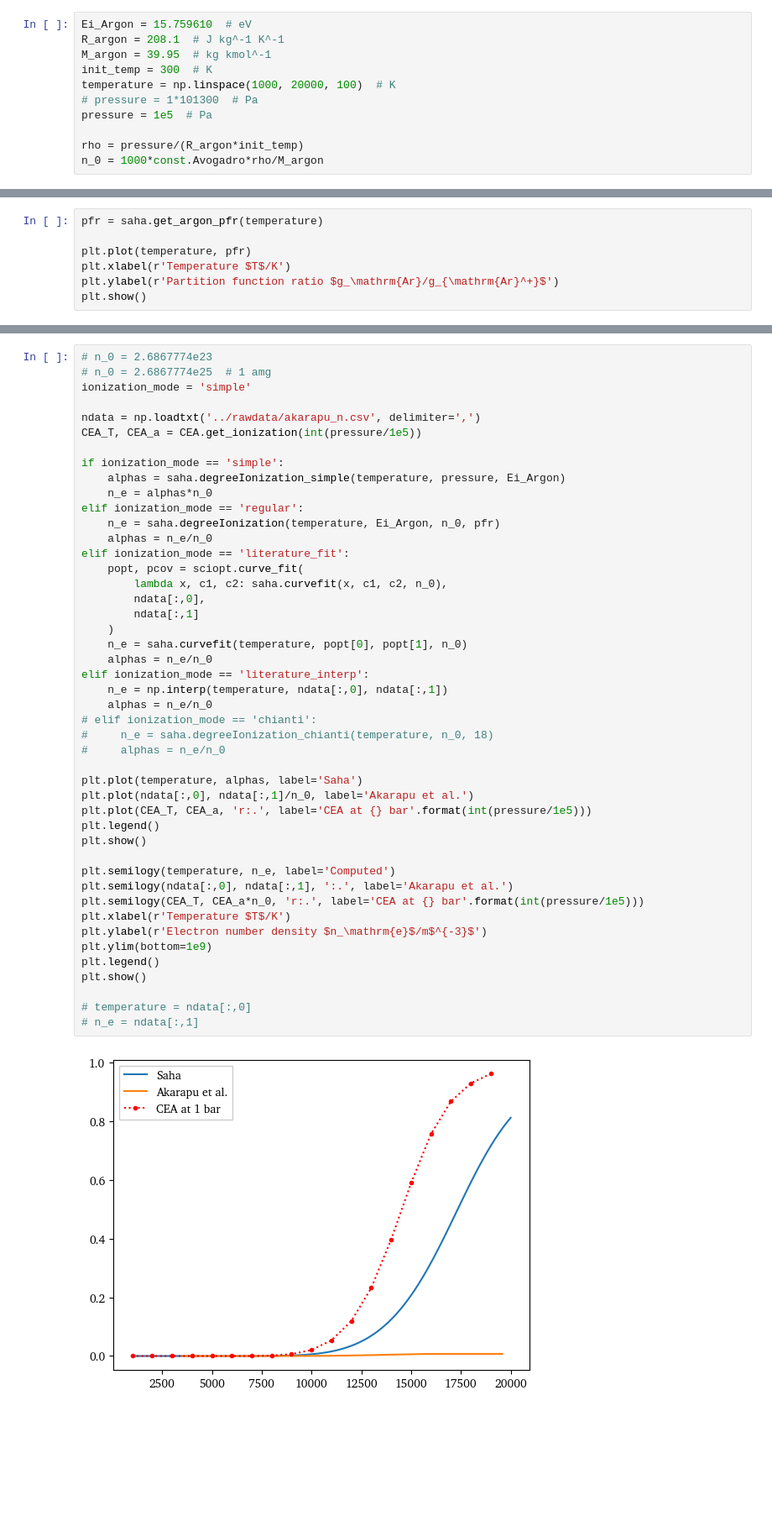
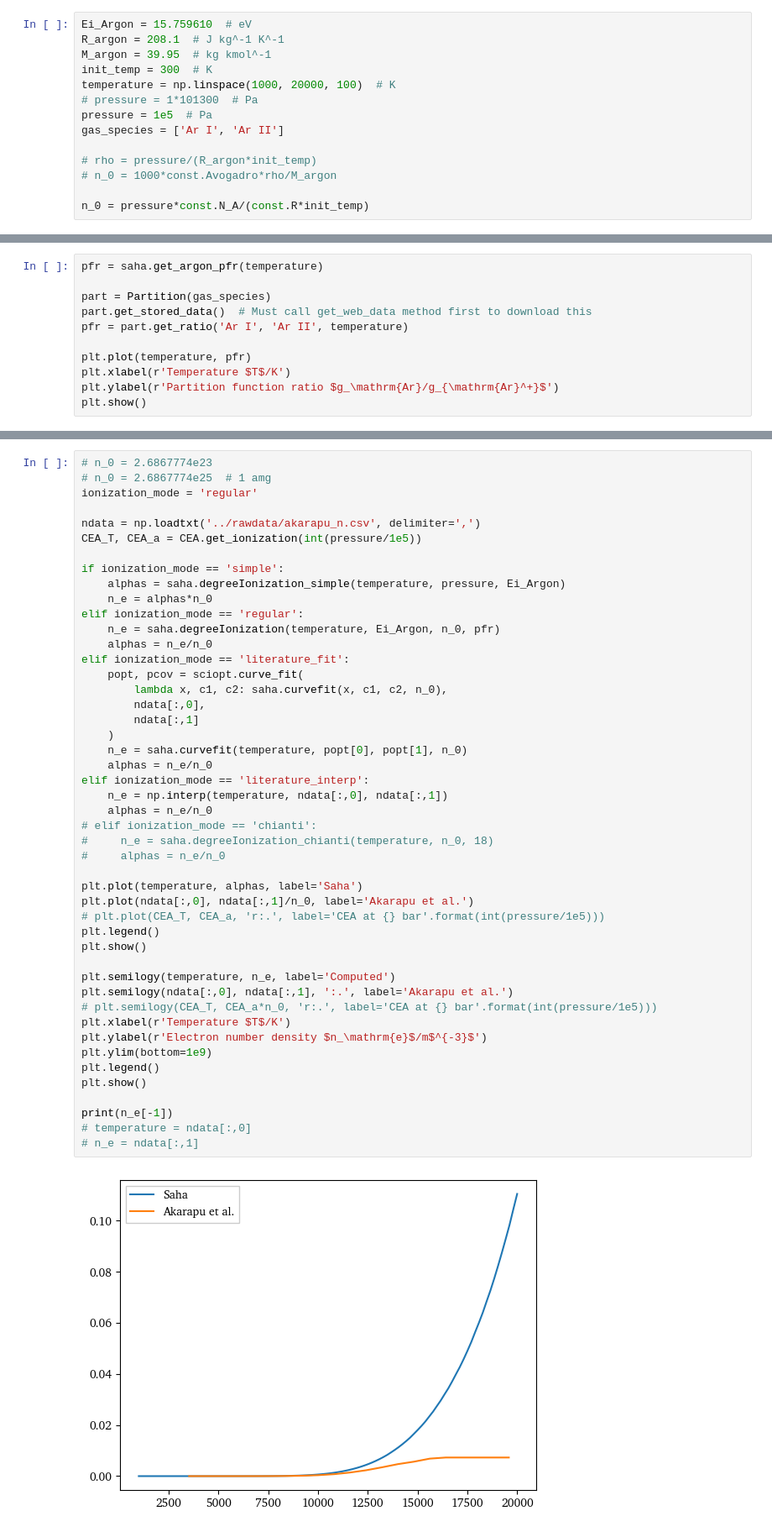
Before and after one commit to eeduplay/MScThesis, a Jupyter notebook: code/absorption.ipynb, the cells around one changed output, grey strips where cells are left out. Shown: that part at 84% size. Drawn from its saved outputs; the diff is of its cells as text; blank space fills up the shorter version.

```diff
--- a/code/absorption.ipynb
+++ b/code/absorption.ipynb
@@ -51,9 +52,12 @@ init_temp = 300  # K
 temperature = np.linspace(1000, 20000, 100)  # K
 # pressure = 1*101300  # Pa
 pressure = 1e5  # Pa
+gas_species = ['Ar I', 'Ar II']
 
-rho = pressure/(R_argon*init_temp)
-n_0 = 1000*const.Avogadro*rho/M_argon
+# rho = pressure/(R_argon*init_temp)
+# n_0 = 1000*const.Avogadro*rho/M_argon
+
+n_0 = pressure*const.N_A/(const.R*init_temp)
 # %% [markdown]
 #### Computing partition functions
 From [2], the ratio of partition functions can be determined from NIST and interpolated as follows:
@@ -62,6 +66,10 @@ $$
 $$
 # %%
 pfr = saha.get_argon_pfr(temperature)
+
+part = Partition(gas_species)
+part.get_stored_data()  # Must call get_web_data method first to download this
+pfr = part.get_ratio('Ar I', 'Ar II', temperature)
 
 plt.plot(temperature, pfr)
 plt.xlabel(r'Temperature $T$/K')
@@ -72,7 +80,7 @@ plt.show()
 # %%
 # n_0 = 2.6867774e23
 # n_0 = 2.6867774e25  # 1 amg
-ionization_mode = 'simple'
+ionization_mode = 'regular'
 
 ndata = np.loadtxt('../rawdata/akarapu_n.csv', delimiter=',')
 CEA_T, CEA_a = CEA.get_ionization(int(pressure/1e5))
@@ -87,33 +95,34 @@ elif ionization_mode == 'literature_fit':
     popt, pcov = sciopt.curve_fit(
         lambda x, c1, c2: saha.curvefit(x, c1, c2, n_0),
         ndata[:,0],
         ndata[:,1]
     )
     n_e = saha.curvefit(temperature, popt[0], popt[1], n_0)
     alphas = n_e/n_0
 elif ionization_mode == 'literature_interp':
     n_e = np.interp(temperature, ndata[:,0], ndata[:,1])
     alphas = n_e/n_0
 # elif ionization_mode == 'chianti':
 #     n_e = saha.degreeIonization_chianti(temperature, n_0, 18)
 #     alphas = n_e/n_0
 
 plt.plot(temperature, alphas, label='Saha')
 plt.plot(ndata[:,0], ndata[:,1]/n_0, label='Akarapu et al.')
-plt.plot(CEA_T, CEA_a, 'r:.', label='CEA at {} bar'.format(int(pressure/1e5)))
+# plt.plot(CEA_T, CEA_a, 'r:.', label='CEA at {} bar'.format(int(pressure/1e5)))
 plt.legend()
 plt.show()
 
 plt.semilogy(temperature, n_e, label='Computed')
 plt.semilogy(ndata[:,0], ndata[:,1], ':.', label='Akarapu et al.')
-plt.semilogy(CEA_T, CEA_a*n_0, 'r:.', label='CEA at {} bar'.format(int(pressure/1e5)))
+# plt.semilogy(CEA_T, CEA_a*n_0, 'r:.', label='CEA at {} bar'.format(int(pressure/1e5)))
 plt.xlabel(r'Temperature $T$/K')
 plt.ylabel(r'Electron number density $n_\mathrm{e}$/m$^{-3}$')
 plt.ylim(bottom=1e9)
 plt.legend()
 plt.show()
 
+print(n_e[-1])
 # temperature = ndata[:,0]
 # n_e = ndata[:,1]
 # %% [output]
-[figure, old version]
+[figure, new version]
```
Also changed, not shown: parts of 5 cells of this notebook, 10 other files.
